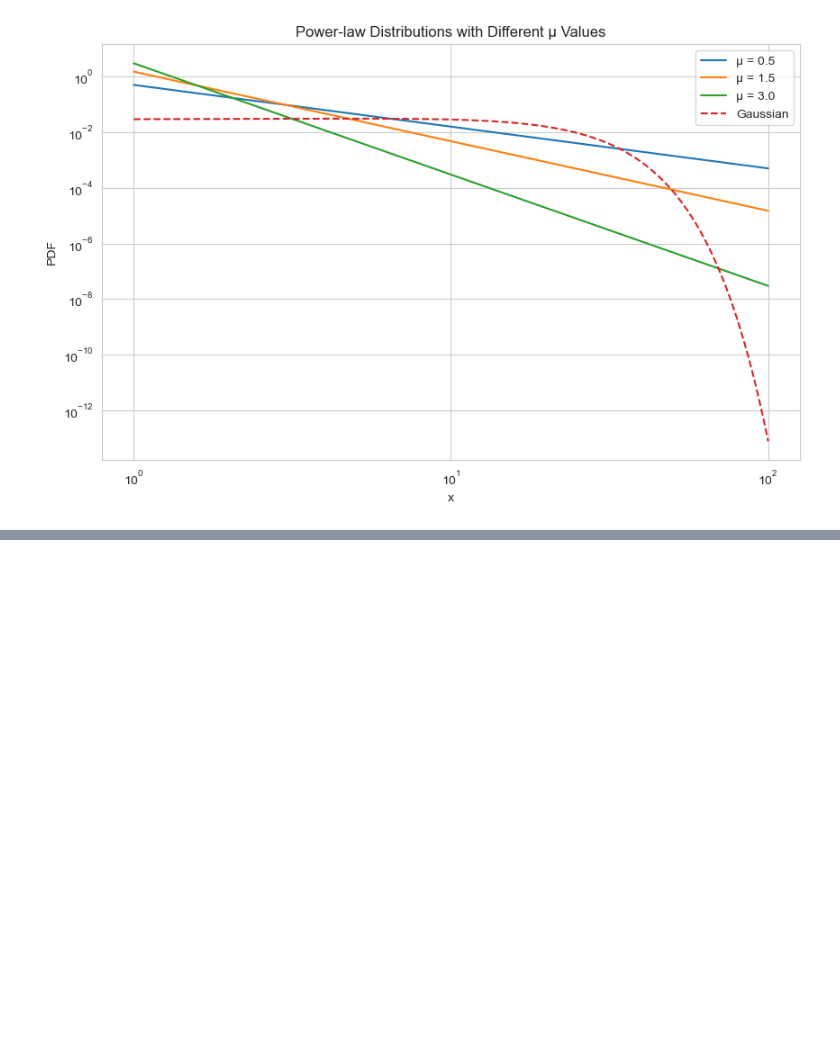
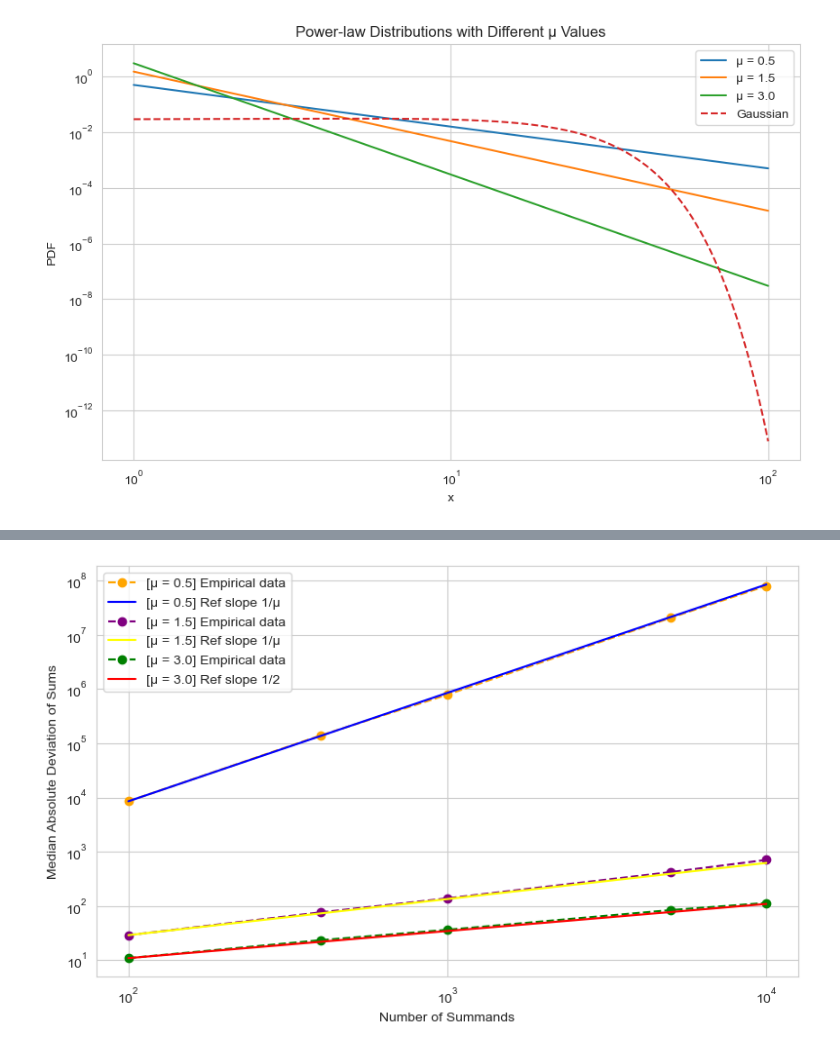
Before and after one commit to daxus4/complex_system_econophysics, a Jupyter notebook: 1_fat_tails.ipynb, the cells around one changed output, grey strips where cells are left out. Drawn from its saved outputs; the diff is of its cells as text; code cells hidden in the pictures; blank space fills up the shorter version.

```diff
--- a/1_fat_tails.ipynb
+++ b/1_fat_tails.ipynb
@@ -149,0 +167,39 @@ For $\mu < 1$, even the mean of the distribution diverges. In this extreme regim
+# %%
+from scipy.stats import t
+numbers_summands = [100, 400, 1000, 5000, 10000]
+num_samples = 5000
+
+mu_values = np.array([0.5, 1.5, 3])
+plt.figure(figsize=(8, 5))
+sns.set_style("whitegrid")
+
+colors = ['blue', 'yellow', 'red']
+comp_colors = ['orange', 'purple', 'green']
+for i, mu in enumerate(mu_values, 1):
+    sums = {}
+    for number_summands in numbers_summands:
+        samples = t.rvs(df=mu, size=(num_samples, number_summands))
+        sums[number_summands] = samples.sum(axis=1)
+
+    # loglog lineplot where x is number_summands and y is the median of the absolute deviation of sums
+    med_abs_dev = [np.median(np.abs(sums[n])) for n in numbers_summands]
+    plt.plot(numbers_summands, med_abs_dev, linestyle='--', marker='o', label=f'[μ = {mu}] Empirical data', color=comp_colors[i-1])
+    # plot power law reference line with slope 1/mu
+    if mu < 2:
+        ref_x = np.array(numbers_summands)
+        ref_y = ref_x**(1/mu)
+        plt.plot(ref_x, ref_y * med_abs_dev[0] / ref_y[0], linestyle='-', label=f'[μ = {mu}] Ref slope 1/μ', color=colors[i-1])
+    else:
+        ref_x = np.array(numbers_summands)
+        ref_y = ref_x**0.5
+        plt.plot(ref_x, ref_y * med_abs_dev[0] / ref_y[0], linestyle='-', label=f'[μ = {mu}] Ref slope 1/2', color=colors[i-1])
+plt.xscale('log')
+plt.yscale('log')
+plt.xlabel('Number of Summands')
+plt.ylabel('Median Absolute Deviation of Sums')
+plt.legend()
+
+plt.tight_layout()
+plt.show()
+# %% [output]
+[figure, added]
```
Also changed, not shown: parts of 7 cells of this notebook.
